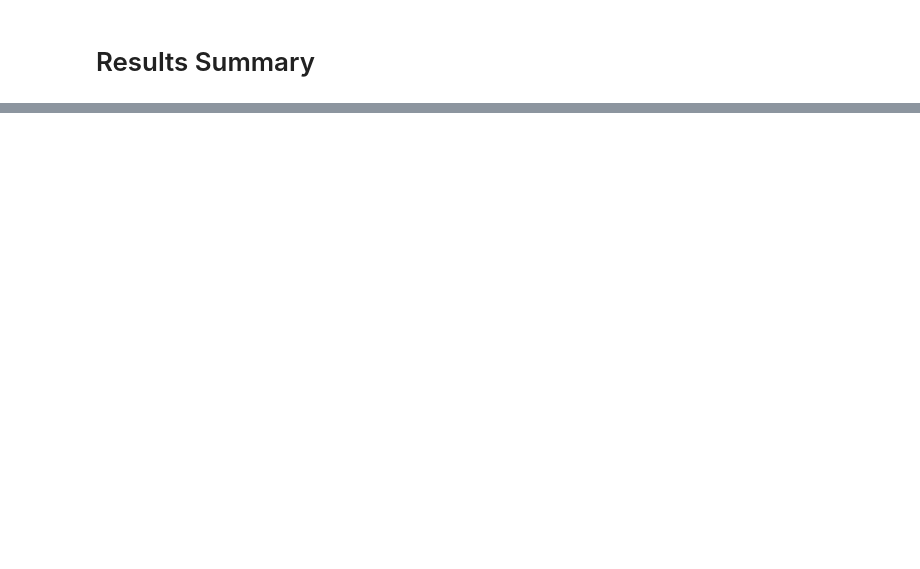
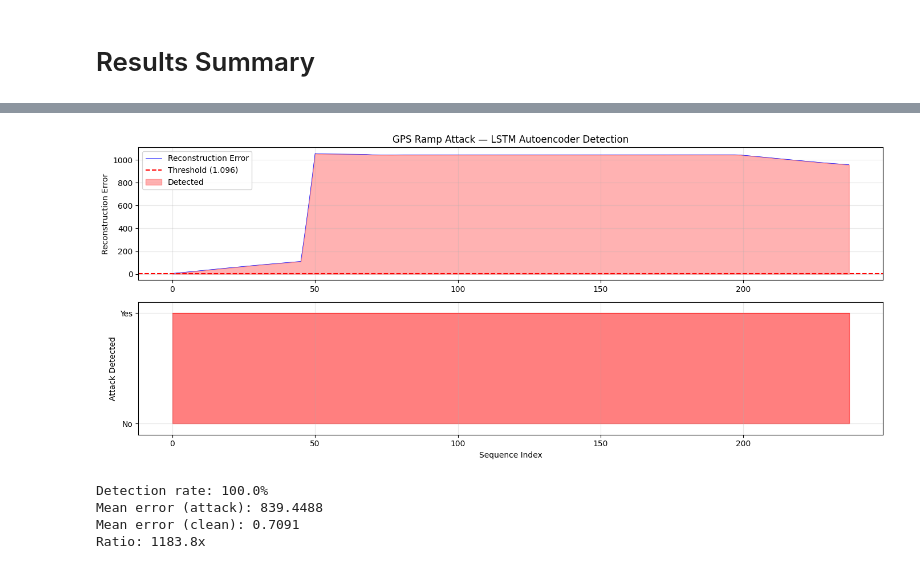
Before and after one commit to itsdharani/SensorTrust, a Jupyter notebook: notebooks/full_pipeline.ipynb, the cells around one changed output, grey strips where cells are left out. Cells and saved outputs as stored; diff of their text form; code cells hidden in the pictures; blank space fills up the shorter version.

```diff
--- a/notebooks/full_pipeline.ipynb
+++ b/notebooks/full_pipeline.ipynb
@@ -644,0 +735,43 @@ plt.show()
+# %%
+# Pick a strong attack to visualize
+errors, detected, rate = detect_with_autoencoder(
+    gps_ramp_result['f1'],
+    gps_ramp_result['f2'],
+    gps_ramp_result['gmis']
+)
+
+fig, (ax1, ax2) = plt.subplots(2, 1, figsize=(14, 6))
+
+# Plot reconstruction error
+ax1.plot(errors, 'b-', linewidth=0.5, label='Reconstruction Error')
+ax1.axhline(y=threshold, color='r', linestyle='--', linewidth=1.5, label=f'Threshold ({threshold:.3f})')
+ax1.fill_between(range(len(errors)), 0, errors, where=(errors > threshold),
+                  color='red', alpha=0.3, label='Detected')
+ax1.set_ylabel('Reconstruction Error')
+ax1.set_title('GPS Ramp Attack — LSTM Autoencoder Detection')
+ax1.legend()
+ax1.grid(True, alpha=0.3)
+
+# Plot detection binary
+ax2.plot(detected.astype(int), 'r-', linewidth=0.5)
+ax2.fill_between(range(len(detected)), 0, detected, color='red', alpha=0.5)
+ax2.set_ylabel('Attack Detected')
+ax2.set_xlabel('Sequence Index')
+ax2.set_ylim(-0.1, 1.1)
+ax2.set_yticks([0, 1])
+ax2.set_yticklabels(['No', 'Yes'])
+ax2.grid(True, alpha=0.3)
+
+plt.tight_layout()
+plt.show()
+
+print(f"Detection rate: {rate:.1f}%")
+print(f"Mean error (attack): {np.mean(errors):.4f}")
+print(f"Mean error (clean): 0.7091")
+print(f"Ratio: {np.mean(errors)/0.7091:.1f}x")
+# %% [output]
+[figure, added]
+Detection rate: 100.0%
+Mean error (attack): 839.4488
+Mean error (clean): 0.7091
+Ratio: 1183.8x
```
Also changed, not shown: parts of 18 cells of this notebook.
